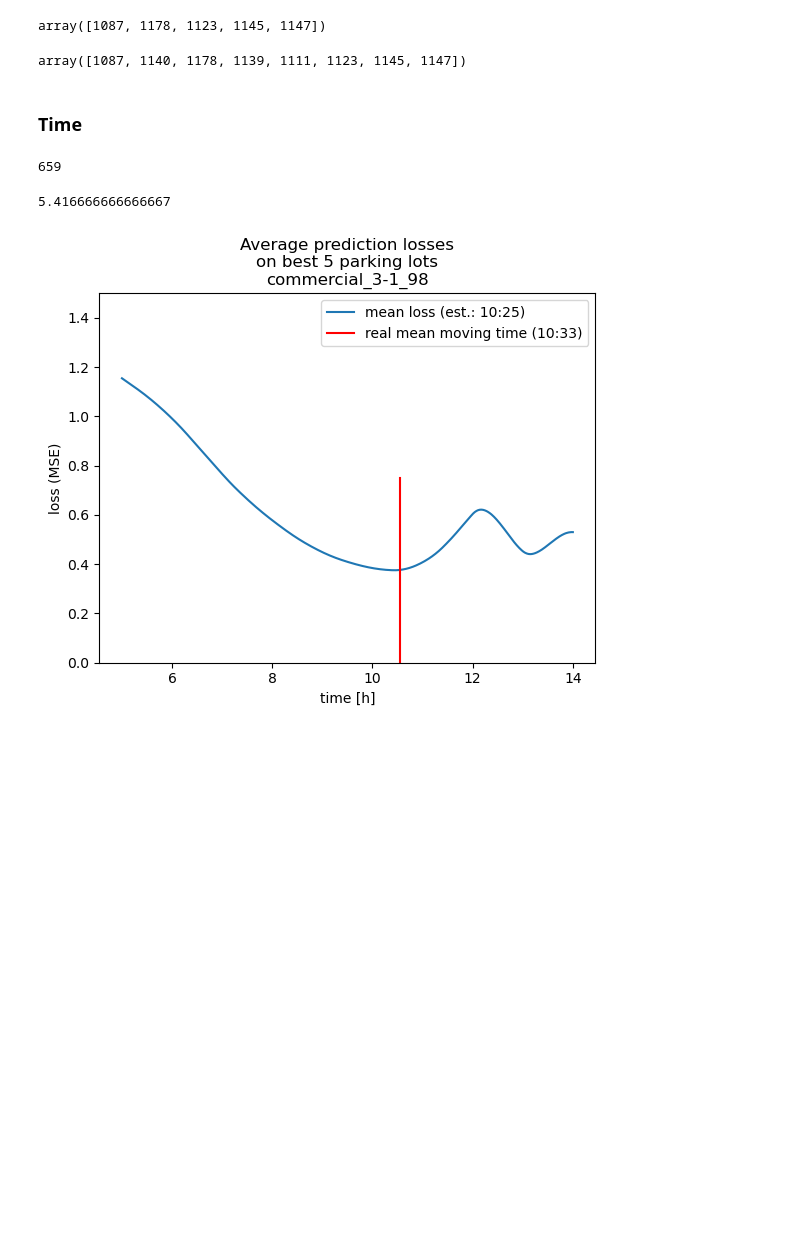
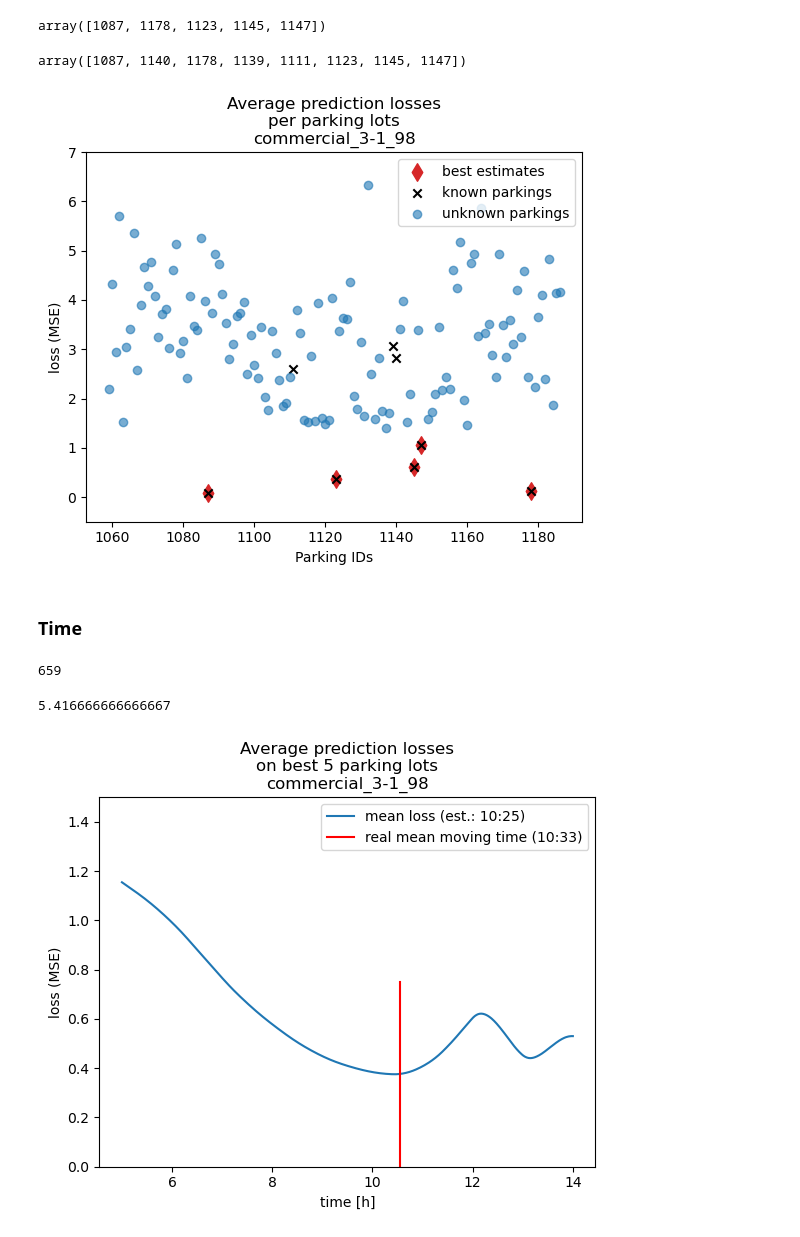
Before and after one commit to alelevente/sumo_sec, a Jupyter notebook: 03_src/07_malicious_infer.ipynb, the cells around one changed output. Cells and saved outputs as stored; diff of their text form; code cells hidden in the pictures; blank space fills up the shorter version.

Commit message:
emphasizing best parking estimates on plot

```diff
--- a/03_src/07_malicious_infer.ipynb
+++ b/03_src/07_malicious_infer.ipynb
@@ -160,6 +135,35 @@ array([1087, 1178, 1123, 1145, 1147])
 known_p_lots
 # %% [output]
 array([1087, 1140, 1178, 1139, 1111, 1123, 1145, 1147])
+# %%
+colors = []
+unknown_x, unknown_y = [], []
+known_x, known_y = [], []
+best_x, best_y = [], []
+
+for i, parking in enumerate(plist):
+    if parking in best_parkings:
+        best_x.append(parking)
+        best_y.append(parking_losses[i])
+    if parking in known_p_lots:
+        known_x.append(parking)
+        known_y.append(parking_losses[i])
+    else:
+        unknown_x.append(parking)
+        unknown_y.append(parking_losses[i])
+
+plt.scatter(best_x, best_y, marker="d", s=80, color="tab:red", label="best estimates")
+plt.scatter(known_x, known_y, marker="x", color="k", label="known parkings")
+plt.scatter(unknown_x, unknown_y, marker="o", color="tab:blue", label="unknown parkings", alpha=.6)
+
+plt.legend()
+plt.xlabel("Parking IDs")
+plt.ylabel("loss (MSE)")
+plt.title("Average prediction losses\nper parking lots\n%s"%VEHICLE_ID)
+plt.ylim(-0.5, 7)
+plt.savefig("../05_doc/img/ploss_%s.png"%VEHICLE_ID)
+# %% [output]
+[figure, new version]
 # %% [markdown]
 ### **Time**
 # %%
```
Also changed, not shown: parts of 10 cells of this notebook, 1 other file.
